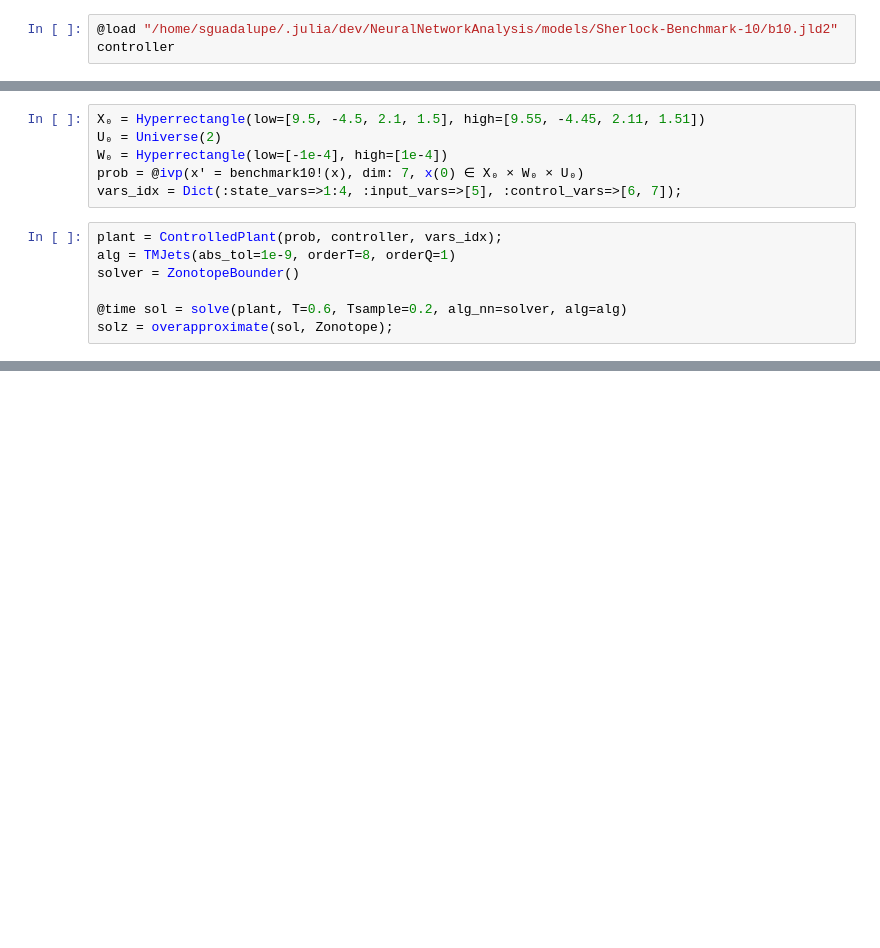
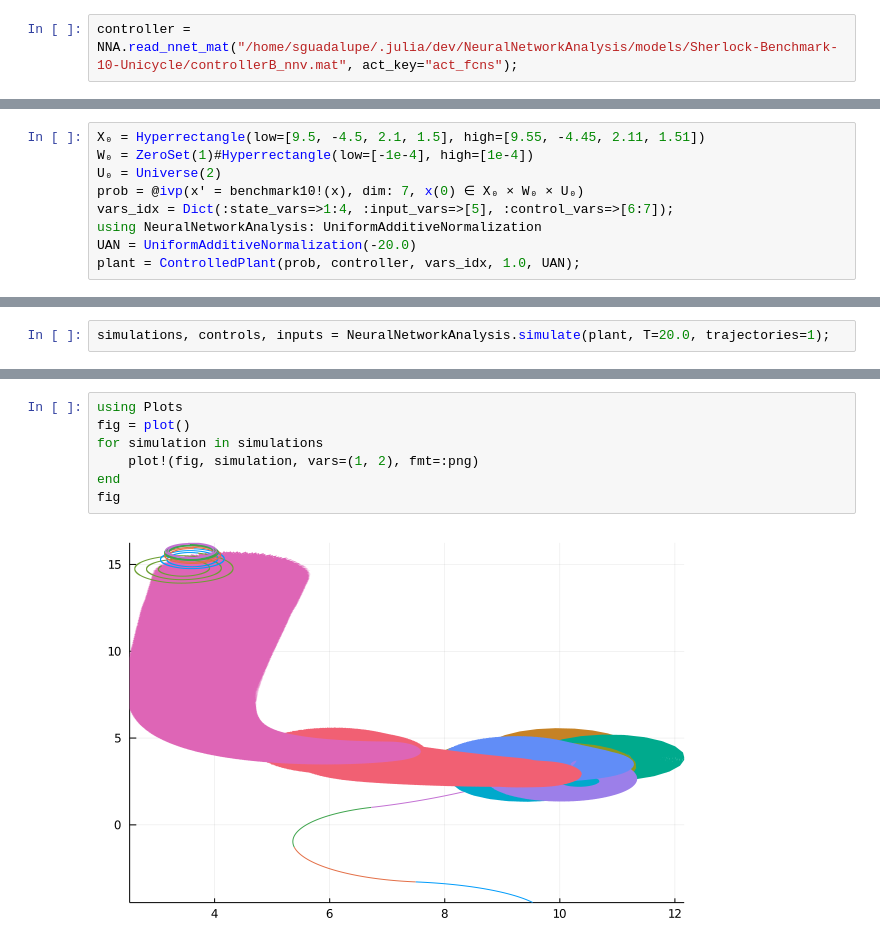
Before and after one commit to SebastianGuadalupe/Julia, a Jupyter notebook: Unicycle.ipynb, the cells around one changed output, grey strips where cells are left out. Drawn from its saved outputs; the diff is of its cells as text; blank space fills up the shorter version.

```diff
--- a/Unicycle.ipynb
+++ b/Unicycle.ipynb
@@ -6,3 +7,3 @@ using NeuralNetworkAnalysis: _forward_network
 # %%
-@load "/home/sguadalupe/.julia/dev/NeuralNetworkAnalysis/models/Sherlock-Benchmark-10/b10.jld2" controller
+controller = NNA.read_nnet_mat("/home/sguadalupe/.julia/dev/NeuralNetworkAnalysis/models/Sherlock-Benchmark-10-Unicycle/controllerB_nnv.mat", act_key="act_fcns");
 # %% [output]
@@ -21,14 +22,10 @@ using NeuralNetworkAnalysis: _forward_network
 end
 # %%
 X₀ = Hyperrectangle(low=[9.5, -4.5, 2.1, 1.5], high=[9.55, -4.45, 2.11, 1.51])
+W₀ = ZeroSet(1)#Hyperrectangle(low=[-1e-4], high=[1e-4])
 U₀ = Universe(2)
-W₀ = Hyperrectangle(low=[-1e-4], high=[1e-4])
 prob = @ivp(x' = benchmark10!(x), dim: 7, x(0) ∈ X₀ × W₀ × U₀)
-vars_idx = Dict(:state_vars=>1:4, :input_vars=>[5], :control_vars=>[6, 7]);
+vars_idx = Dict(:state_vars=>1:4, :input_vars=>[5], :control_vars=>[6:7]);
+using NeuralNetworkAnalysis: UniformAdditiveNormalization
+UAN = UniformAdditiveNormalization(-20.0)
+plant = ControlledPlant(prob, controller, vars_idx, 1.0, UAN);
-# %%
-plant = ControlledPlant(prob, controller, vars_idx);
-alg = TMJets(abs_tol=1e-9, orderT=8, orderQ=1)
-solver = ZonotopeBounder()
-
-@time sol = solve(plant, T=0.6, Tsample=0.2, alg_nn=solver, alg=alg)
-solz = overapproximate(sol, Zonotope);
@@ -38,0 +32,2 @@ plot(solz, vars=(1, 2))
+# %%
+simulations, controls, inputs = NeuralNetworkAnalysis.simulate(plant, T=20.0, trajectories=1);
@@ -38,0 +45,9 @@ plot(solz, vars=(1, 2))
+# %%
+using Plots
+fig = plot()
+for simulation in simulations
+    plot!(fig, simulation, vars=(1, 2), fmt=:png)
+end
+fig
+# %% [output]
+[figure, added]
```
Also changed, not shown: parts of 6 cells of this notebook.
